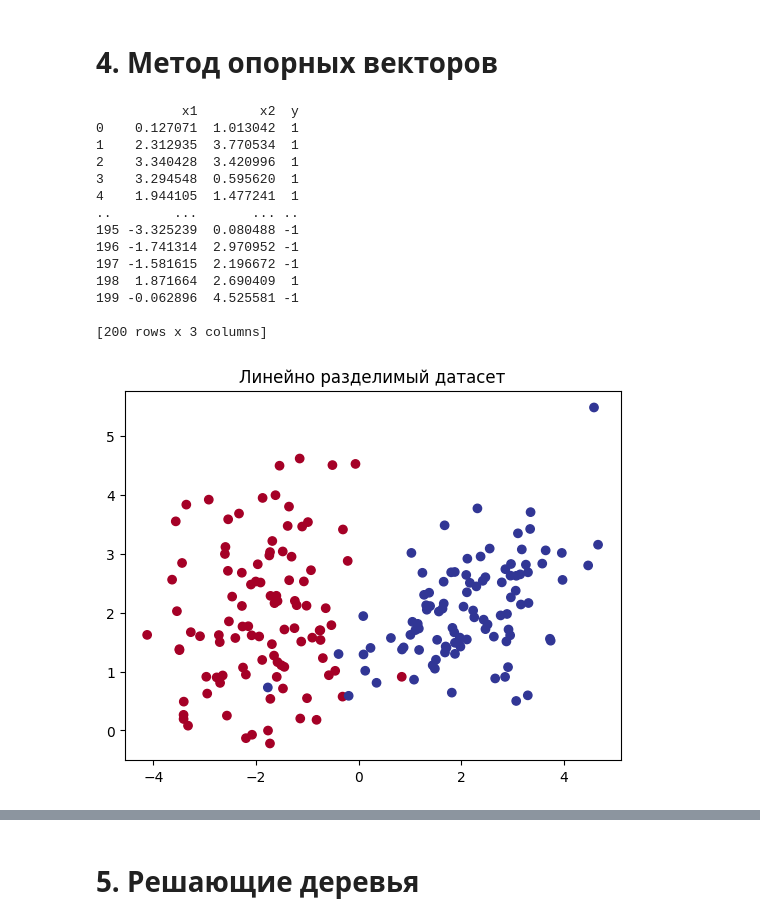
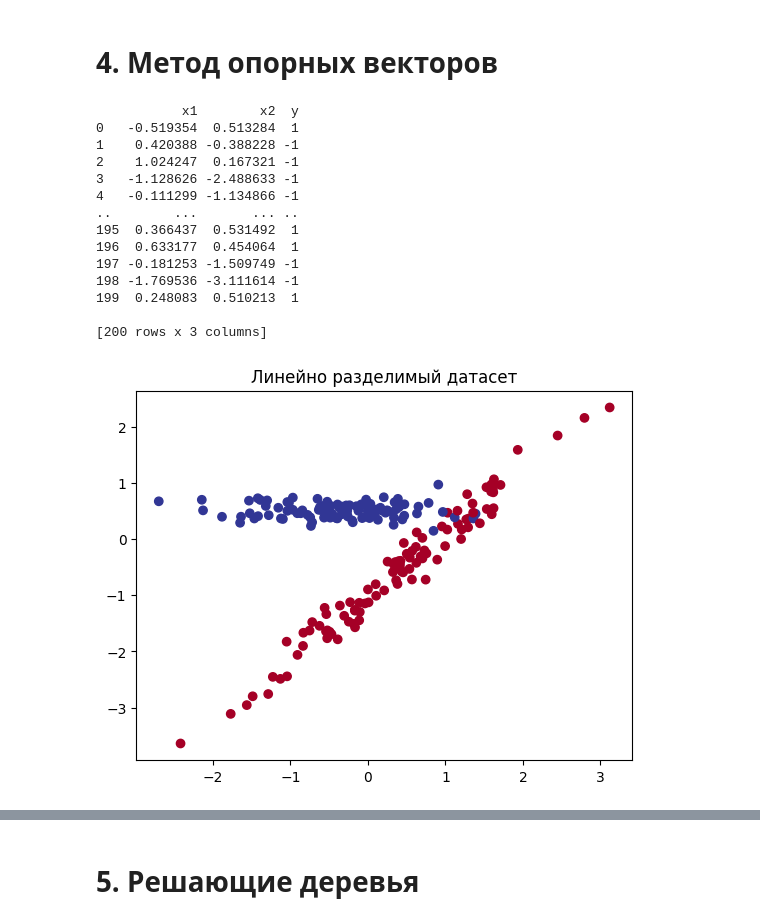
Before and after one commit to bleeeana/ml_methods, a Jupyter notebook: methods.ipynb, the cells around one changed output, grey strips where cells are left out. Cells and saved outputs as stored; diff of their text form; code cells hidden in the pictures.

```diff
--- a/methods.ipynb
+++ b/methods.ipynb
@@ -403,43 +403,43 @@ epoch 3000, loss = 0.6072452856664075
 # %%
 from sklearn.datasets import make_classification
 
 
 X_linear, y_linear = make_classification(
     n_samples=200,
     n_features=2,
     n_redundant=0,
     n_informative=2,
     n_clusters_per_class=1,
-    class_sep=2.0,  # Большое расстояние между классами
-    random_state=42
+    class_sep=0.5,
+    random_state=43
 )
 y_linear = y_linear * 2 - 1
 svm_dataset1 = pd.DataFrame({
     "x1" : X_linear[:, 0],
     "x2" : X_linear[:, 1],
     "y" : y_linear
 })
 
 print(svm_dataset1)
 plt.scatter(X_linear[:, 0], X_linear[:, 1], c=y_linear, cmap='RdYlBu')
 plt.title('Линейно разделимый датасет')
 plt.show()
 # %% [output]
            x1        x2  y
-0    0.127071  1.013042  1
-1    2.312935  3.770534  1
-2    3.340428  3.420996  1
-3    3.294548  0.595620  1
-4    1.944105  1.477241  1
+0   -0.519354  0.513284  1
+1    0.420388 -0.388228 -1
+2    1.024247  0.167321 -1
+3   -1.128626 -2.488633 -1
+4   -0.111299 -1.134866 -1
 ..        ...       ... ..
-195 -3.325239  0.080488 -1
-196 -1.741314  2.970952 -1
-197 -1.581615  2.196672 -1
-198  1.871664  2.690409  1
-199 -0.062896  4.525581 -1
+195  0.366437  0.531492  1
+196  0.633177  0.454064  1
+197 -0.181253 -1.509749 -1
+198 -1.769536 -3.111614 -1
+199  0.248083  0.510213  1
 
 [200 rows x 3 columns]
-[figure, old version]
+[figure, new version]
 # %%
 class SVMMethod:
     def __init__(self, dataset: pd.DataFrame, c_hyper: float):
```
Also changed, not shown: parts of 4 cells of this notebook, 1 other file.
